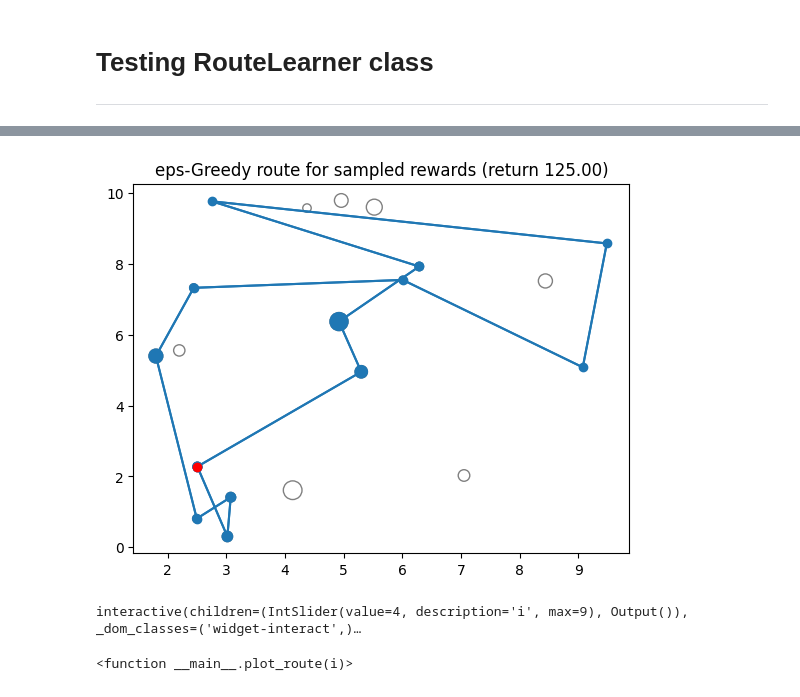
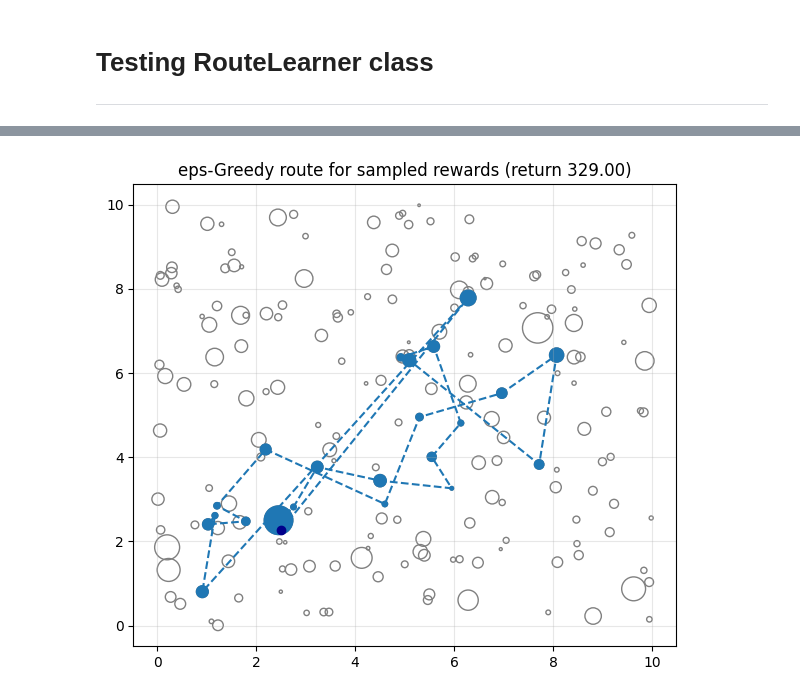
Before and after one commit to maxazv/stochastic-orienteering, a Jupyter notebook: analysis.ipynb, the cells around one changed output, grey strips where cells are left out. Drawn from its saved outputs; the diff is of its cells as text; code cells hidden in the pictures.

```diff
--- a/analysis.ipynb
+++ b/analysis.ipynb
@@ -12,11 +63,12 @@ random.seed(43875634)
 # %%
-num_nodes = 20
+num_nodes = 200
 dim = 2
 points = np.random.rand(num_nodes, dim)*10
 true_lambdas = np.random.lognormal(mean=2, sigma=1, size=num_nodes)
 time_window = 40
 rl = RouteLearner(points, true_lambdas, time_window)
 
-plt.scatter(rl.points[:, 0], rl.points[:, 1], s=true_lambdas*5)
+plt.scatter(rl.points[:, 0], rl.points[:, 1], s=true_lambdas*5, facecolors="none", edgecolors="gray")
+plt.title("Nodes of graph (size proportional to expected reward)")
 plt.show()
 # %% [output]
@@ -63,62 +107,13 @@ plt.show()
 # %%
 est_route_info = rl.thompson_sample(epsilon=0.05)
 est_route = [node for node, _ in est_route_info]
-ev_ret = sum(rew for _, rew in est_route_info)
-est_route_coords = rl.points[est_route]
-# plot all points (not in route: hollow, in route: filled)
-plt.scatter(rl.points[:, 0], rl.points[:, 1], s=true_lambdas*5, facecolors="none", edgecolors="gray")
-plt.scatter(est_route_coords[:,0], est_route_coords[:,1], s=true_lambdas[est_route]*5, color="tab:blue")
-# plot line
-plt.plot(est_route_coords[:, 0], est_route_coords[:, 1], color="tab:blue")
-# mark starting node
-plt.scatter(*est_route_coords[-1], color="red", zorder=3, label="End")
+sampled_ret = sum(rew for _, rew in est_route_info)
 
-plt.title("eps-Greedy route for sampled rewards (return %.2f)" % ev_ret)
-plt.plot(est_route_coords[:, 0], est_route_coords[:, 1], marker='o')
+fig, ax = plt.subplots(figsize=(7, 6))
+time = rl.route_time(est_route)
+plot_route_map(ax, rl.points, rl.true_lambdas, est_route, sampled_ret, time)
+ax.set_title("eps-Greedy route for sampled rewards (return %.2f)" % sampled_ret)
+
 plt.show()
 # %% [output]
-[figure, old version]
+[figure, new version]
-# %%
-import ipywidgets as widgets
-from IPython.display import display
-
-
-routes = []
-eps = 0.01
-num_days = 10
-
-for t in range(num_days):
-    est_ev_route, ev_ret = rl.ev_route()
-    routes.append((est_ev_route, ev_ret))
-    routes_info = rl.thompson_sample(epsilon=eps)
-    rl.thompson_update(routes_info)
-
-
-def plot_route(i):
-
-    est_route, ev_ret = routes[i]
-
-    est_route_coords = rl.points[est_route]
-
-    plt.figure(figsize=(6,6))
-
-    plt.scatter(rl.points[:,0], rl.points[:,1],
-                s=true_lambdas*5,
-                facecolors="none",
-                edgecolors="gray")
-
-    plt.scatter(est_route_coords[:,0], est_route_coords[:,1],
-                s=true_lambdas[est_route]*5,
-                color="tab:blue")
-
-    plt.scatter(*est_route_coords[-1], color="darkblue", zorder=3, label="End")
-
-    plt.plot(est_route_coords[:,0], est_route_coords[:,1], "--")
-
-    plt.title(f"Iteration {i} | return={ev_ret:.2f}")
-    plt.show()
-
-widgets.interact(plot_route, i=(0, len(routes)-1))
-# %% [output]
-interactive(children=(IntSlider(value=4, description='i', max=9), Output()), _dom_classes=('widget-interact',)…
-<function __main__.plot_route(i)>
```
Also changed, not shown: parts of 14 cells of this notebook, 1 other file.
